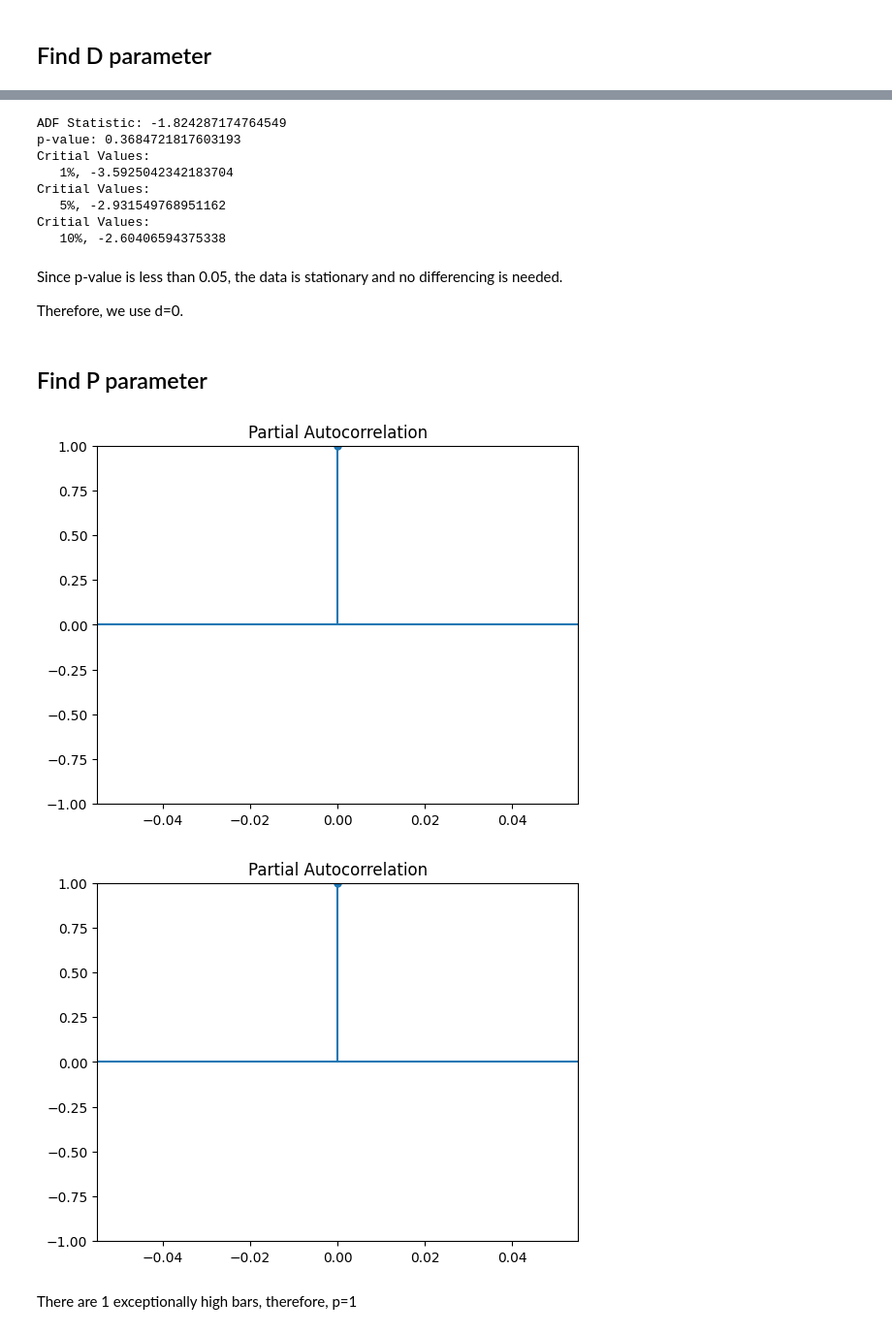
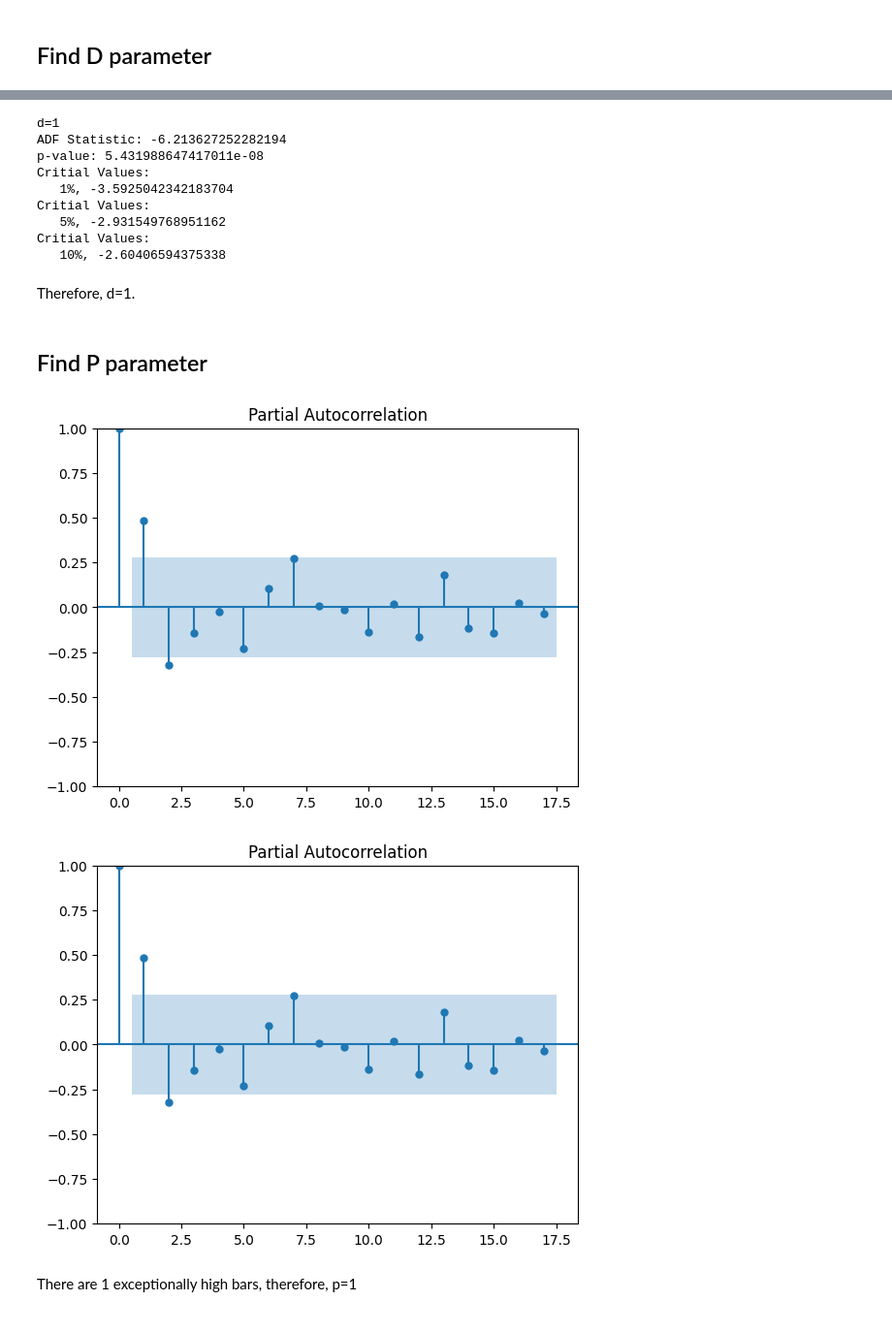
Before and after one commit to Jangsoodlor/smart-plant-pot-model, a Jupyter notebook: training/arimax.ipynb, the cells around one changed output, grey strips where cells are left out. Shown: that part at 97% size. Saved outputs shown, nothing was run; the diff lists cells and outputs as text; code cells hidden in the pictures.

```diff
--- a/training/arimax.ipynb
+++ b/training/arimax.ipynb
@@ -41,3 +18,7 @@ df.head()
+# %%
+df = PrepareData.df
+train_data = PrepareData.train_data()
+test_data = PrepareData.test_data()
 # %% [markdown]
 # EDA
 # %%
@@ -100,30 +83,37 @@ seasonal_decompose(df["humidity"].interpolate(), model="additive", period=1).plo
 # %%
-result = adfuller(df["soil_moisture"].dropna())
-print('ADF Statistic:', result[0])
-print('p-value:', result[1])
-for key, value in result[4].items():
-    print('Critial Values:')
-    print(f'   {key}, {value}')
+data = df["soil_moisture"].dropna()
+diff = 0
+while True:
+    result = adfuller(data)
+    if result[1] < 0.05:
+        print(f"d={diff}")
+        print('ADF Statistic:', result[0])
+        print('p-value:', result[1])
+        for key, value in result[4].items():
+            print('Critial Values:')
+            print(f'   {key}, {value}')
+        break
+    data = data.diff().dropna()
+    diff+=1
 # %% [output]
-ADF Statistic: -1.824287174764549
-p-value: 0.3684721817603193
+d=1
+ADF Statistic: -6.213627252282194
+p-value: 5.431988647417011e-08
 Critial Values:
    1%, -3.5925042342183704
 Critial Values:
    5%, -2.931549768951162
 Critial Values:
    10%, -2.60406594375338
-# %% [markdown]
-Since p-value is less than 0.05, the data is stationary and no differencing is needed.
-
-Therefore, we use d=0.
+# %% [markdown]
+Therefore, d=1.
 # %% [markdown]
 ## Find P parameter
 # %%
-plot_pacf(df["soil_moisture"])
+plot_pacf(df["soil_moisture"].dropna())
 # %% [output]
-[figure, old version]
+[figure, new version]
-[figure, old version]
+[figure, new version]
 # %% [markdown]
 There are 1 exceptionally high bars, therefore, p=1
 # %% [markdown]
```
Also changed, not shown: parts of 21 cells of this notebook, 8 other files.
